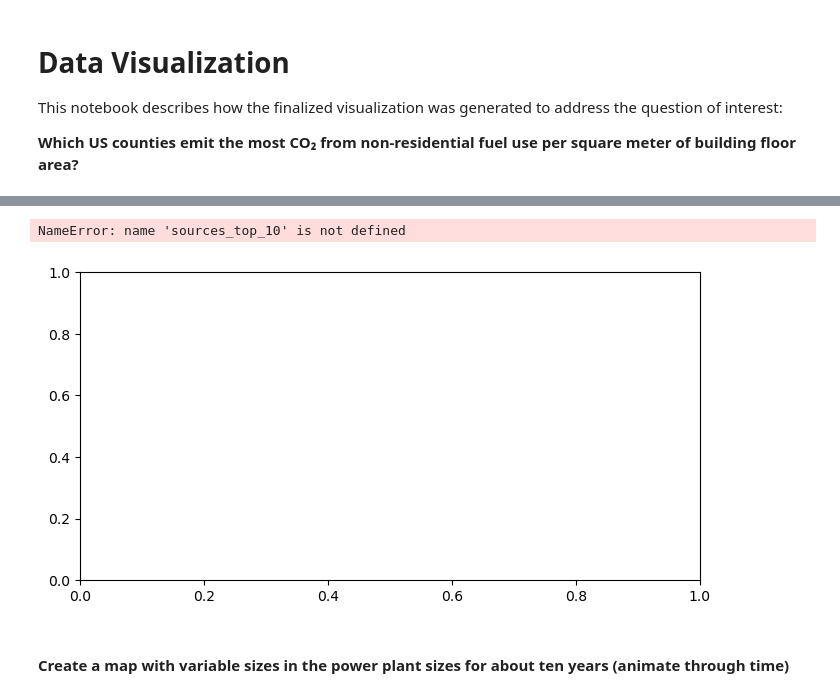
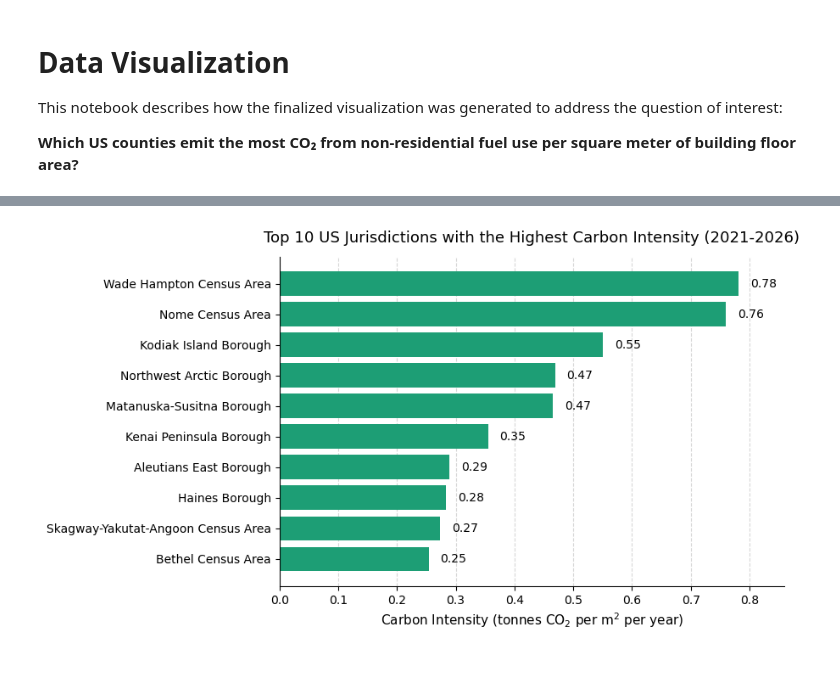
Before and after one commit to vedikaS-byte/eds-213-labs, a Jupyter notebook: data-visualization.ipynb, the cells around one changed output, grey strips where cells are left out. Saved outputs shown, nothing was run; the diff lists cells and outputs as text; code cells hidden in the pictures; blank space fills up the shorter version.

```diff
--- a/data-visualization.ipynb
+++ b/data-visualization.ipynb
@@ -39,10 +57,12 @@ sources_emissions = conn.sql("""SELECT s.source_name, start_time, AVG(e.emission
 # %%
 # We can now drop the NANs...
-sources_emissions_clean = sources_emissions.dropna()
-sources_emissions_clean_top_10 = sources_emissions_clean_top_10.dropna().head(10)
-sources_emissions_clean = sources_emissions_clean.sort_values("start_time")
-sources_emissions_clean.to_csv('data/new_tables/sources_emissions_clean.csv', index=False)
+sources_emissions_clean_top_10 = sources_emissions_top_10.dropna()
+
+# sources_emissions_clean.to_csv('data/new_tables/sources_emissions_clean.csv', index=False)
 # %%
+sources_emissions_clean_top_10 = sources_emissions_clean_top_10.head(10)
+
+
 # Dependencies pip freeze  > requirements.txt
 # read in the sources_emissions_clean data as geopandas
 # %%
@@ -67,15 +86,30 @@ sources_emissions_clean.to_csv('data/new_tables/sources_emissions_clean.csv', in
 # %%
-# We can create a ranked bar chart
-fig, ax = plt.subplots(figsize = (8,4))
-source_name = sources_emissions_clean_top_10["source_name"]
-co2_per_m2 = sources_emissions_clean_top_10["co2_per_m2"]
-ax.barh(source_name, co2_per_m2)
-ax.invert_yaxis() # Read the sources top to bottom
-ax.set(title = "CO${_2}$ Emissions per m${^2}$ Per Non-Residential Source")
+
+bars = fig, ax = plt.subplots(figsize=(9, 5))
+
+bars = ax.barh(
+    sources_emissions_clean_top_10['source_name'],
+    sources_emissions_clean_top_10['Co2_per_m2_per_year'],
+    color='#1D9E75',
+    edgecolor='none'
+)
+
+ax.invert_yaxis()
+ax.set_xlabel("Carbon Intensity (tonnes CO$_2$ per m$^2$ per year)", fontsize=11)
+ax.set_title("Top 10 US Jurisdictions with the Highest Carbon Intensity (2021-2026)", fontsize=13, pad=12)
+ax.spines[['top', 'right']].set_visible(False)
+ax.set_xlim(0, sources_emissions_clean_top_10["Co2_per_m2_per_year"].max() * 1.1)  # a little breathing room on the right
+ax.xaxis.grid(True, linestyle='--', alpha=0.5)
+ax.set_axisbelow(True)
+
+for bar, val in zip(bars, sources_emissions_clean_top_10["Co2_per_m2_per_year"]):
+    ax.text(val + 0.02, bar.get_y() + bar.get_height() / 2,
+            f'{val:.2f}', va='center', fontsize=10)
+
+plt.tight_layout()
+plt.savefig('co2_per_m2.png', dpi=150, bbox_inches='tight')
+plt.show()
 # %% [output]
-NameError: name 'sources_top_10' is not defined
-[figure, old version]
+[figure, new version]
-# %% [markdown]
-#### Create a map with variable sizes in the power plant sizes for about ten years (animate through time)
 # %%
 conn.close() #To ensure lock isn't there
```
Also changed, not shown: parts of 4 cells of this notebook, 4 other files.
